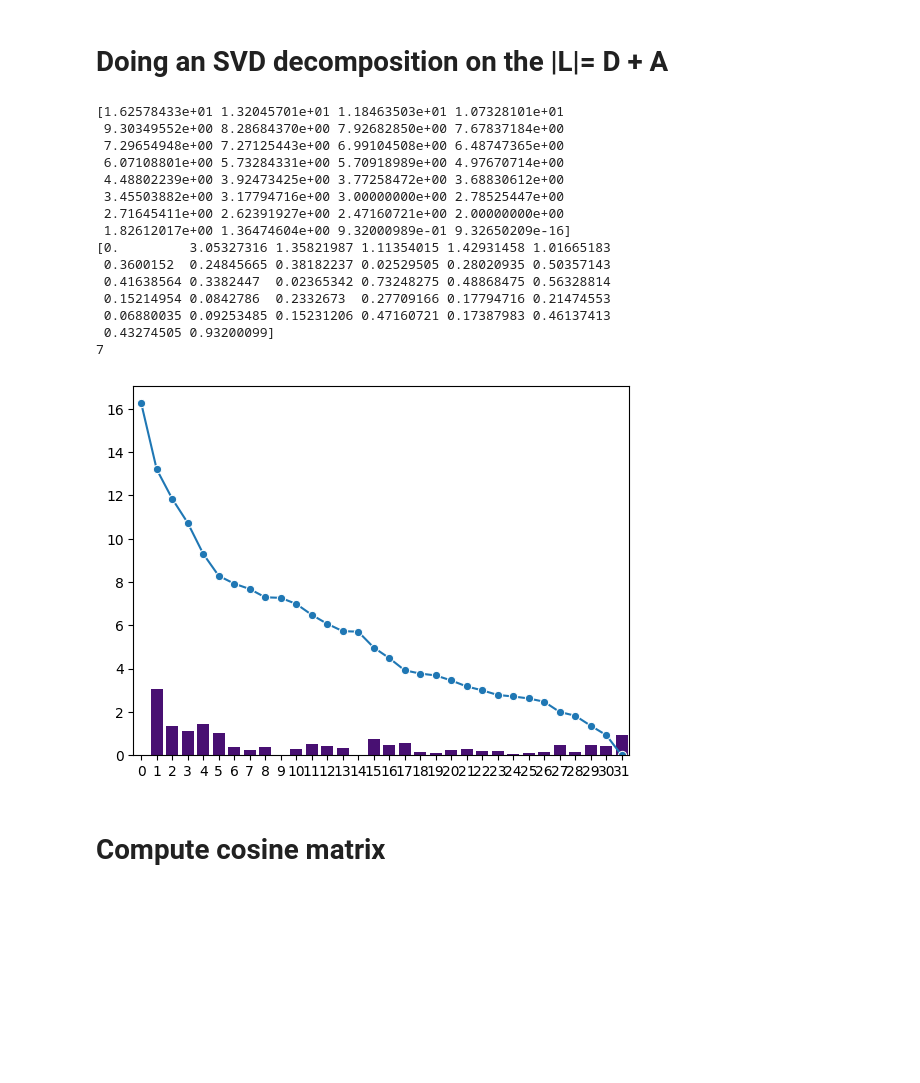
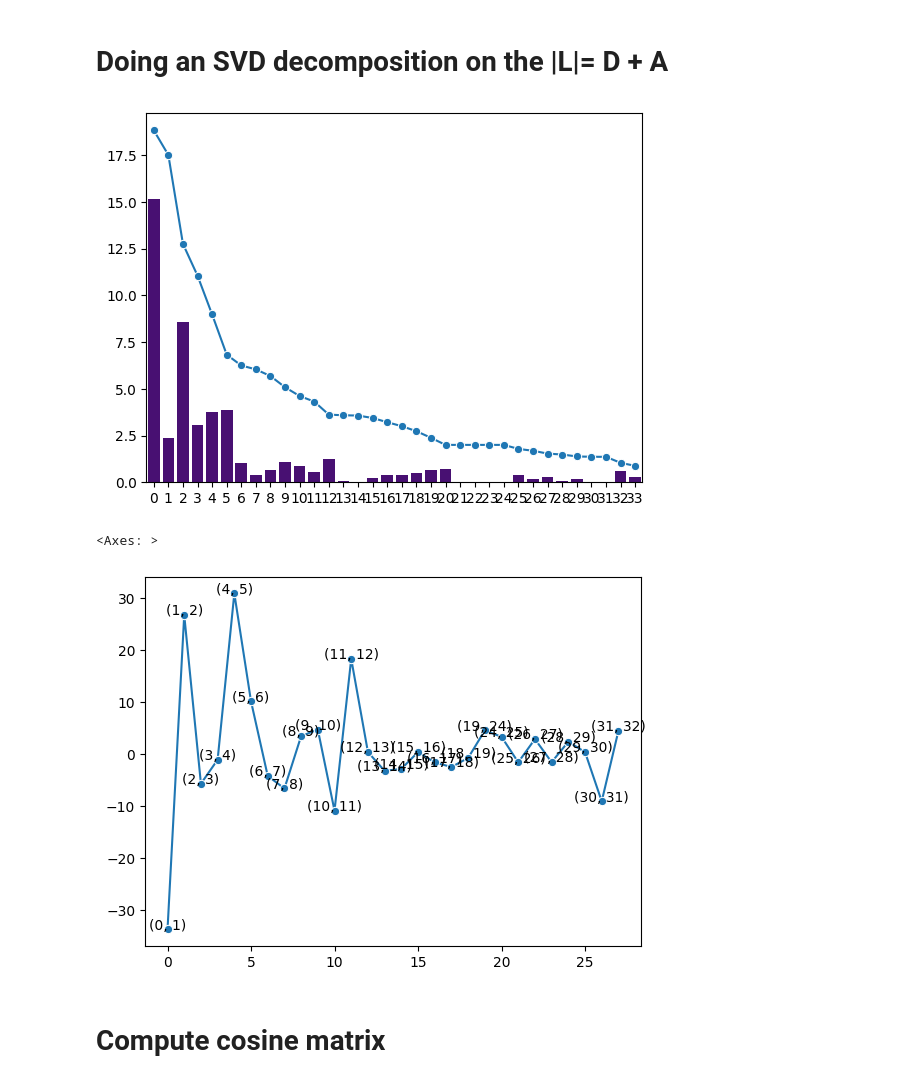
Before and after one commit to xiao278/svd_applications, a Jupyter notebook: community_detection_implementation.ipynb, the cells around one changed output. Saved outputs shown, nothing was run; the diff lists cells and outputs as text; code cells hidden in the pictures; blank space fills up the shorter version.

```diff
--- a/community_detection_implementation.ipynb
+++ b/community_detection_implementation.ipynb
@@ -77,8 +77,10 @@ def draw_graph(A:np.ndarray, group_labels=None, top_nodes=None):
 #     5: [4,0]
 # }
 
-AL = nx.to_dict_of_lists(nx.davis_southern_women_graph())
-top_nodes, bottom_nodes = bipartite.sets(nx.davis_southern_women_graph())
+# AL = nx.to_dict_of_lists(nx.davis_southern_women_graph())
+AL = nx.to_dict_of_lists(nx.karate_club_graph())
+
+# top_nodes, bottom_nodes = bipartite.sets(nx.davis_southern_women_graph())
 
 # Get the adjacency matrix as a NumPy array
 G = nx.from_dict_of_lists(AL)
@@ -97,31 +99,21 @@ V = Vt.T
 S = np.diag(S)
 # %%
 svs = np.diag(S)
-decrease = np.abs(np.diff(svs, prepend=svs[0]))
+decrease = np.abs(np.diff(svs_normalized, prepend=svs[0]))
 sns.lineplot(svs, marker='o')
 sns.barplot(x=list(range(len(decrease))), y=decrease, color='indigo')
-print(svs)
-print(decrease)
-rel_drop = decrease / svs
-rel_drop[0] = 1
-rel_drop[1] = 1
-cutoff = np.argmax(rel_drop < 0.05) + 1
-print(cutoff)
+plt.show()
 # %% [output]
-[1.62578433e+01 1.32045701e+01 1.18463503e+01 1.07328101e+01
- 9.30349552e+00 8.28684370e+00 7.92682850e+00 7.67837184e+00
- 7.29654948e+00 7.27125443e+00 6.99104508e+00 6.48747365e+00
- 6.07108801e+00 5.73284331e+00 5.70918989e+00 4.97670714e+00
- 4.48802239e+00 3.92473425e+00 3.77258472e+00 3.68830612e+00
- 3.45503882e+00 3.17794716e+00 3.00000000e+00 2.78525447e+00
- 2.71645411e+00 2.62391927e+00 2.47160721e+00 2.00000000e+00
- 1.82612017e+00 1.36474604e+00 9.32000989e-01 9.32650209e-16]
-[0.         3.05327316 1.35821987 1.11354015 1.42931458 1.01665183
- 0.3600152  0.24845665 0.38182237 0.02529505 0.28020935 0.50357143
- 0.41638564 0.3382447  0.02365342 0.73248275 0.48868475 0.56328814
- 0.15214954 0.0842786  0.2332673  0.27709166 0.17794716 0.21474553
- 0.06880035 0.09253485 0.15231206 0.47160721 0.17387983 0.46137413
- 0.43274505 0.93200099]
-7
-[figure, old version]
+[figure, new version]
+# %%
+svs_normalized = svs / svs[0] * len(svs)
+result = determine_rank_cutoff(svs / 2)
+angles = result['angles']
+points = result['points']
+for i, value in enumerate(angles):
+    plt.text(i, value, f'{points[i]}', ha='center')
+sns.lineplot(angles, marker='o')
+# %% [output]
+<Axes: >
+[figure, added]
 # %%
```
Also changed, not shown: parts of 10 cells of this notebook, 1 other file.
